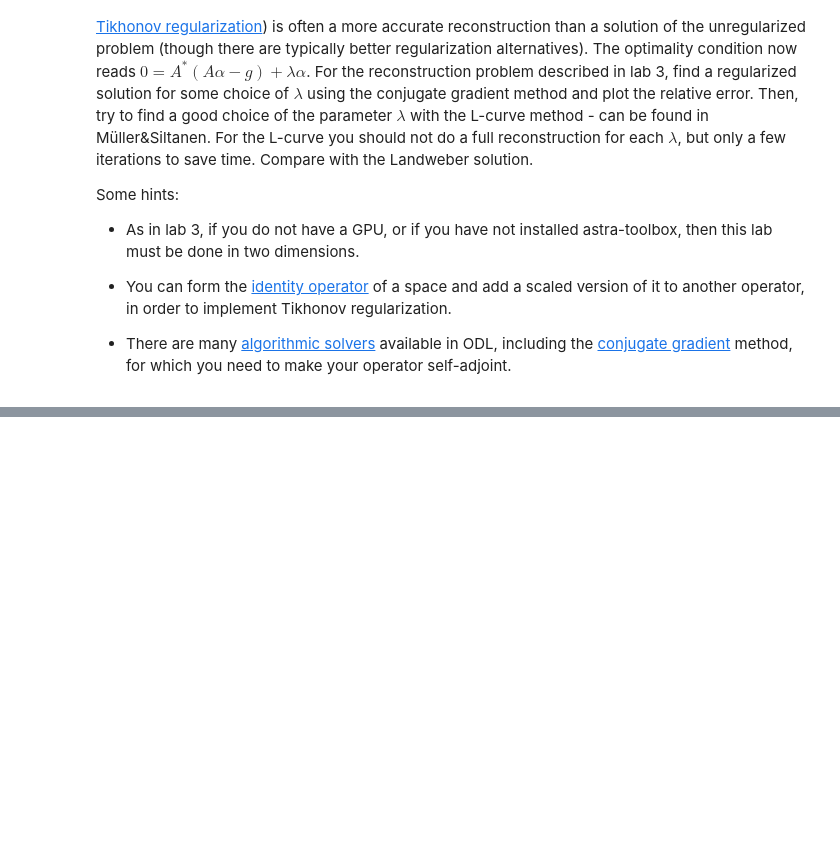
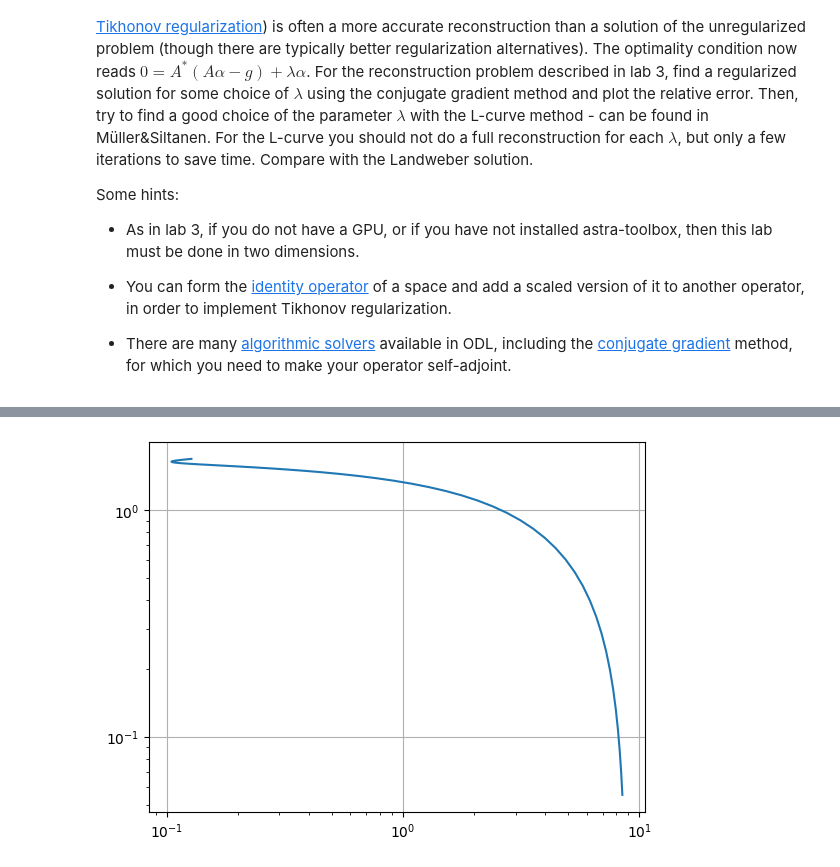
Before and after one commit to gustafbjurstam/SF2529_HT25, a Jupyter notebook: labs/Lab4.ipynb, the cells around one changed output, grey strips where cells are left out. Saved outputs shown, nothing was run; the diff lists cells and outputs as text; code cells hidden in the pictures; blank space fills up the shorter version.

```diff
--- a/labs/Lab4.ipynb
+++ b/labs/Lab4.ipynb
@@ -19,0 +95,20 @@ import matplotlib.pyplot as plt
+# %%
+# L curve shit
+
+alp_range = 2**np.linspace(-10,10,60)
+x_axis = []
+y_axis = []
+nin = 40
+for alpha in alp_range:
+    A_reg = A.adjoint*A + alpha*I
+    u = space.zero()
+    odl.solvers.iterative.iterative.conjugate_gradient(A_reg, u, A.adjoint(q), niter = nin)
+    x_axis.append((A(u)-q).norm())
+    y_axis.append(u.norm())
+
+plt.figure()
+plt.loglog(x_axis,y_axis)
+plt.grid()
+plt.show()
+# %% [output]
+[figure, added]
```
Also changed, not shown: parts of 3 cells of this notebook, 4 other files.
